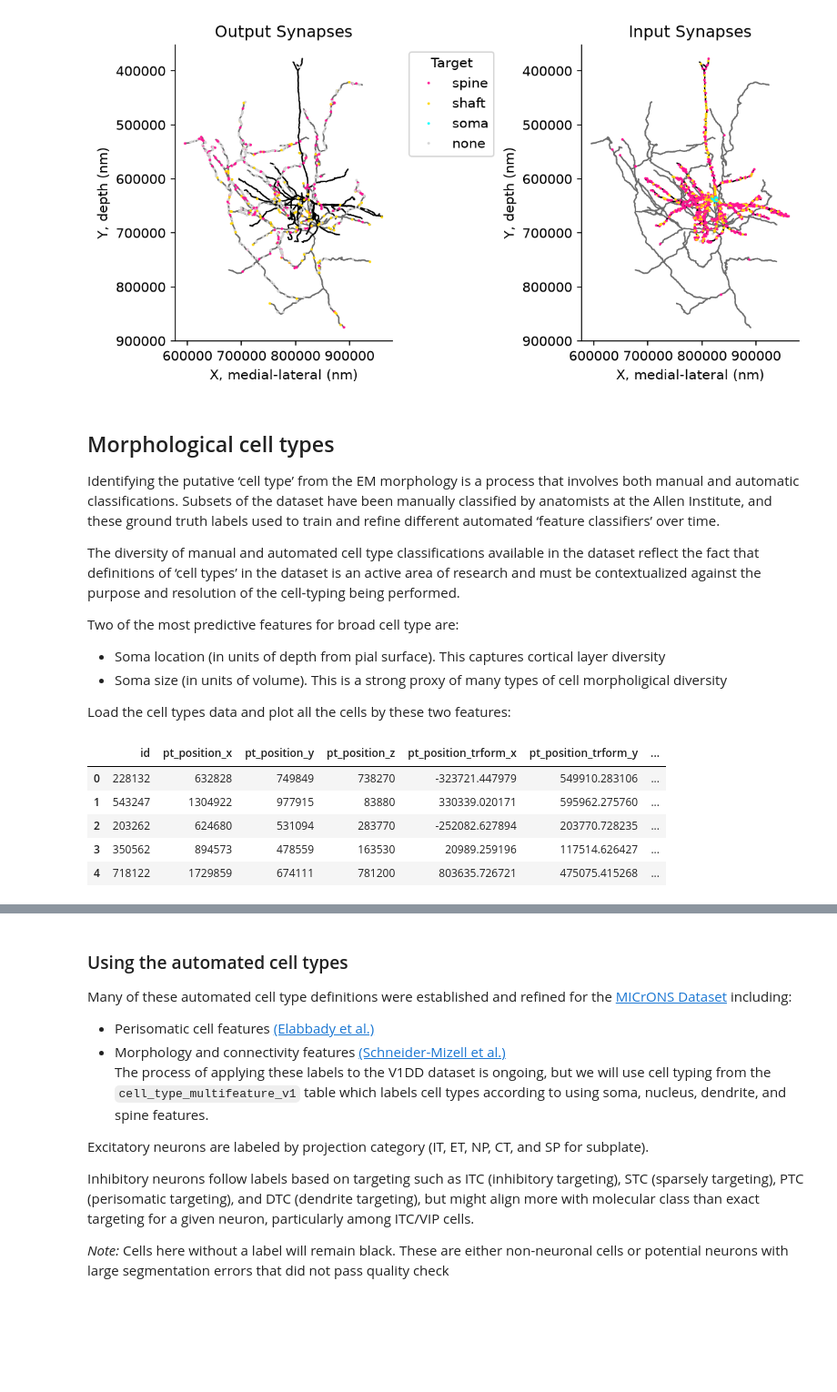
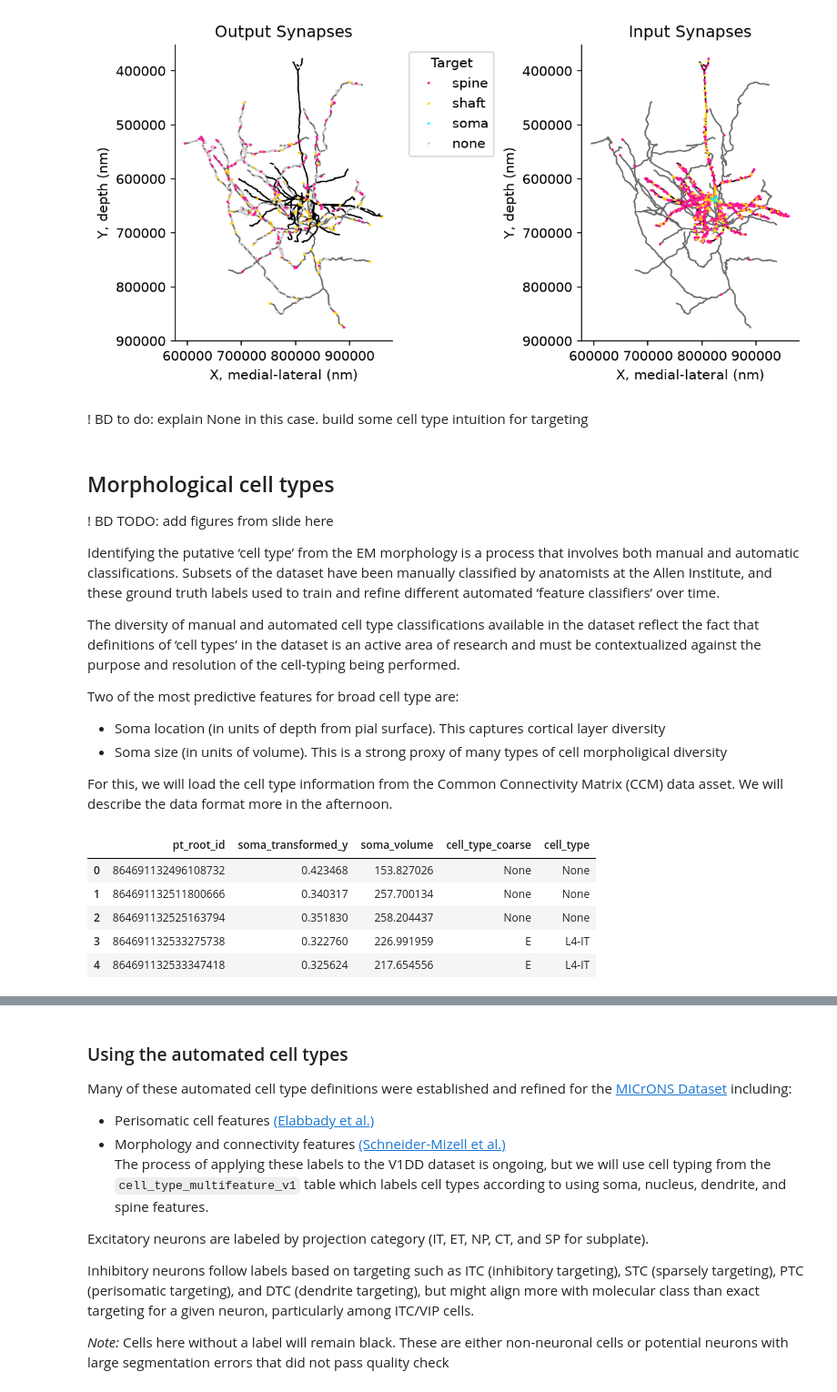
Before and after one commit to AllenSWDB/SWDB_2026_Connectomics, a Jupyter notebook: code/workshops/Module_1.ipynb, the cells around one changed output, grey strips where cells are left out. Shown at 91% size. Saved outputs shown, nothing was run; the diff lists cells and outputs as text; code cells hidden in the pictures; blank space fills up the shorter version.

```diff
--- a/code/workshops/Module_1.ipynb
+++ b/code/workshops/Module_1.ipynb
@@ -471,8 +493,12 @@ sns.despine()
 plt.show()
 # %% [output]
 [figure]
+# %% [markdown]
+! BD to do: explain None in this case. build some cell type intuition for targeting
 # %% [markdown]
 ## Morphological cell types
+
+! BD TODO: add figures from slide here
 
 Identifying the putative ‘cell type’ from the EM morphology is a process that involves both manual and automatic classifications. Subsets of the dataset have been manually classified by anatomists at the Allen Institute, and these ground truth labels used to train and refine different automated ‘feature classifiers’ over time.
 
@@ -483,15 +509,27 @@ Two of the most predictive features for broad cell type are:
 * Soma location (in units of depth from pial surface). This captures cortical layer diversity
 * Soma size (in units of volume). This is a strong proxy of many types of cell morpholigical diversity
 
-Load the cell types data and plot all the cells by these two features:
+For this, we will load the cell type information from the Common Connectivity Matrix (CCM) data asset. We will describe the data format more in the afternoon.
-# %%
-cell_df = pd.read_feather(f"{data_dir}/soma_and_cell_type_{mat_version}.feather")
-
-cell_df.head()
-# %% [output]
-|  | id | pt_position_x | pt_position_y | pt_position_z | pt_position_trform_x | pt_position_trform_y | ... |
-| 0 | 228132 | 632828 | 749849 | 738270 | -323721.447979 | 549910.283106 | ... |
-| 1 | 543247 | 1304922 | 977915 | 83880 | 330339.020171 | 595962.275760 | ... |
-| 2 | 203262 | 624680 | 531094 | 283770 | -252082.627894 | 203770.728235 | ... |
-| 3 | 350562 | 894573 | 478559 | 163530 | 20989.259196 | 117514.626427 | ... |
-| 4 | 718122 | 1729859 | 674111 | 781200 | 803635.726721 | 475075.415268 | ... |
+# %%
+# Initialize the Common Connectivity dataset reader
+reader = DatasetReader(data_dir)
+
+v1dd_1196_proofread_dendrites
+
+cell_df = (reader.read_dataset(known_neurons, featuresets=['v1dd_soma_spatial'], clustersets="v1dd_cell_types",)
+    # .drop_nulls()
+    .with_columns(pl.col("dataitem_id").cast(pl.UInt64),)
+    .rename({"dataitem_id" : "pt_root_id",
+             "v1dd_cell_types_level_1": "cell_type_coarse",
+             "v1dd_cell_types_level_2": "cell_type"})
+    .to_pandas()
+)
+
+cell_df[['pt_root_id','soma_transformed_y','soma_volume','cell_type_coarse','cell_type']].head()
+# %% [output]
+|  | pt_root_id | soma_transformed_y | soma_volume | cell_type_coarse | cell_type |
+| 0 | 864691132496108732 | 0.423468 | 153.827026 | None | None |
+| 1 | 864691132511800666 | 0.340317 | 257.700134 | None | None |
+| 2 | 864691132525163794 | 0.351830 | 258.204437 | None | None |
+| 3 | 864691132533275738 | 0.322760 | 226.991959 | E | L4-IT |
+| 4 | 864691132533347418 | 0.325624 | 217.654556 | E | L4-IT |
```
Also changed, not shown: parts of 31 cells of this notebook.
